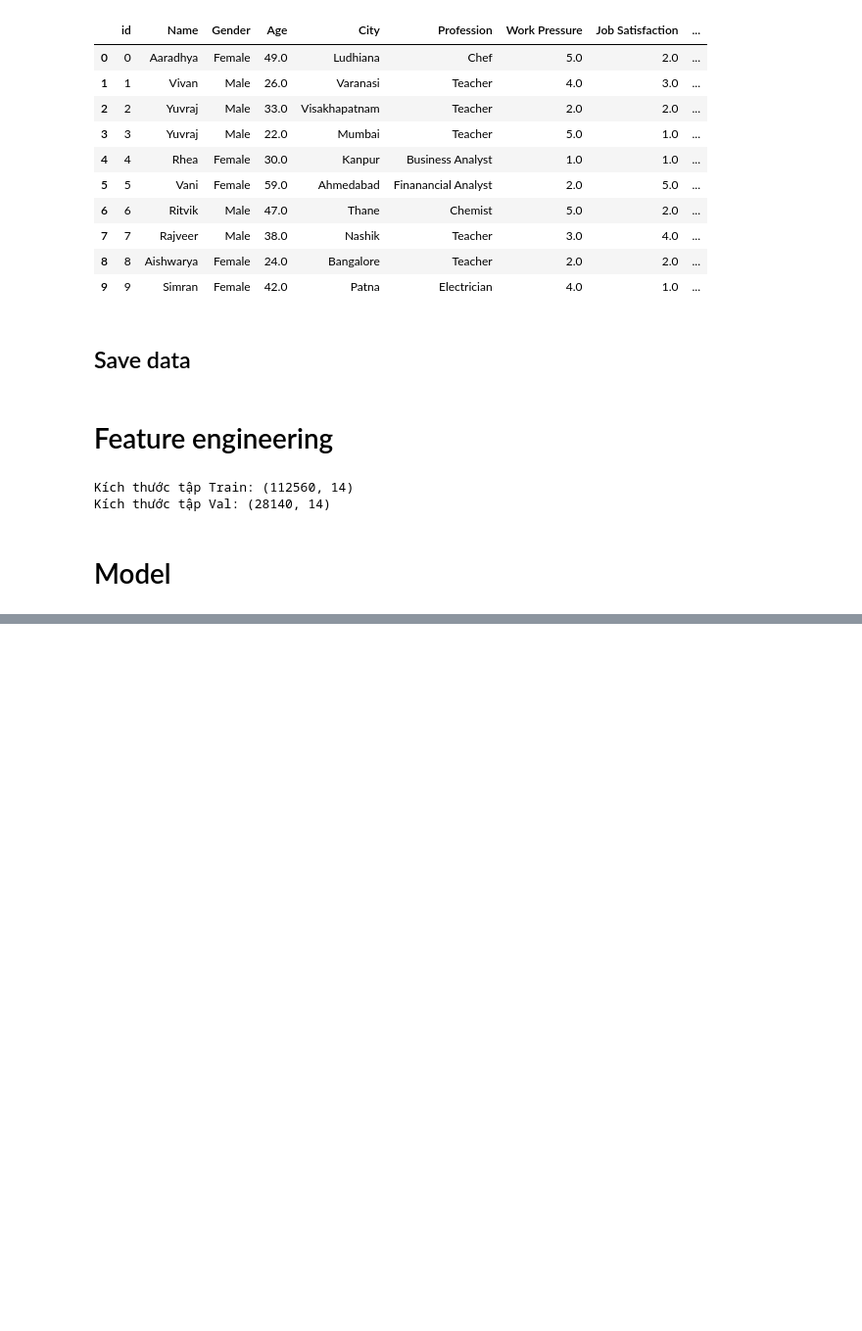
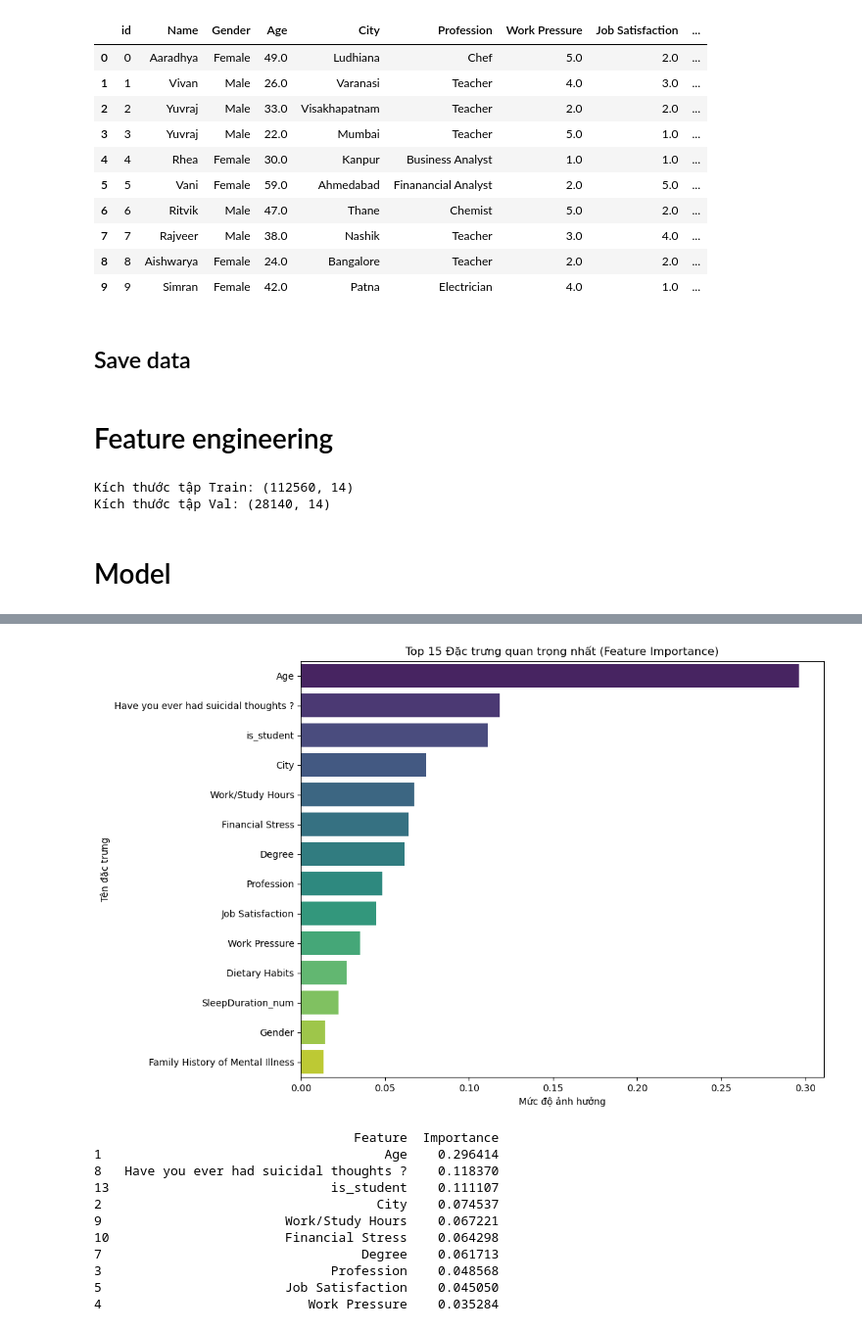
Before and after one commit to dihungg/Chatbot_Extension, a Jupyter notebook: Model baseline.ipynb, the cells around one changed output, grey strips where cells are left out. Shown at 98% size. Cells and saved outputs as stored; diff of their text form; code cells hidden in the pictures; blank space fills up the shorter version.

```diff
--- a/Model baseline.ipynb
+++ b/Model baseline.ipynb
@@ -478,3 +478,37 @@ Chi tiết báo cáo phân loại:
    macro avg       0.88      0.87      0.87     28140
 weighted avg       0.93      0.93      0.93     28140
 [figure]
+# %%
+# 1. Lấy mức độ quan trọng của các features
+importances = rf_model.feature_importances_
+feature_names = X_train.columns
+
+# 2. Tạo DataFrame để dễ vẽ
+feature_importance_df = pd.DataFrame({
+    'Feature': feature_names,
+    'Importance': importances
+}).sort_values(by='Importance', ascending=False)
+
+# 3. Vẽ biểu đồ
+plt.figure(figsize=(10, 8))
+sns.barplot(x='Importance', y='Feature', data=feature_importance_df.head(15), palette='viridis') # Top 15
+plt.title('Top 15 Đặc trưng quan trọng nhất (Feature Importance)')
+plt.xlabel('Mức độ ảnh hưởng')
+plt.ylabel('Tên đặc trưng')
+plt.show()
+
+# In ra giá trị cụ thể
+print(feature_importance_df.head(10))
+# %% [output]
+[figure, added]
+                                  Feature  Importance
+1                                     Age    0.296414
+8   Have you ever had suicidal thoughts ?    0.118370
+13                             is_student    0.111107
+2                                    City    0.074537
+9                        Work/Study Hours    0.067221
+10                       Financial Stress    0.064298
+7                                  Degree    0.061713
+3                              Profession    0.048568
+5                        Job Satisfaction    0.045050
+4                           Work Pressure    0.035284
```
Also changed, not shown: parts of 3 cells of this notebook.
